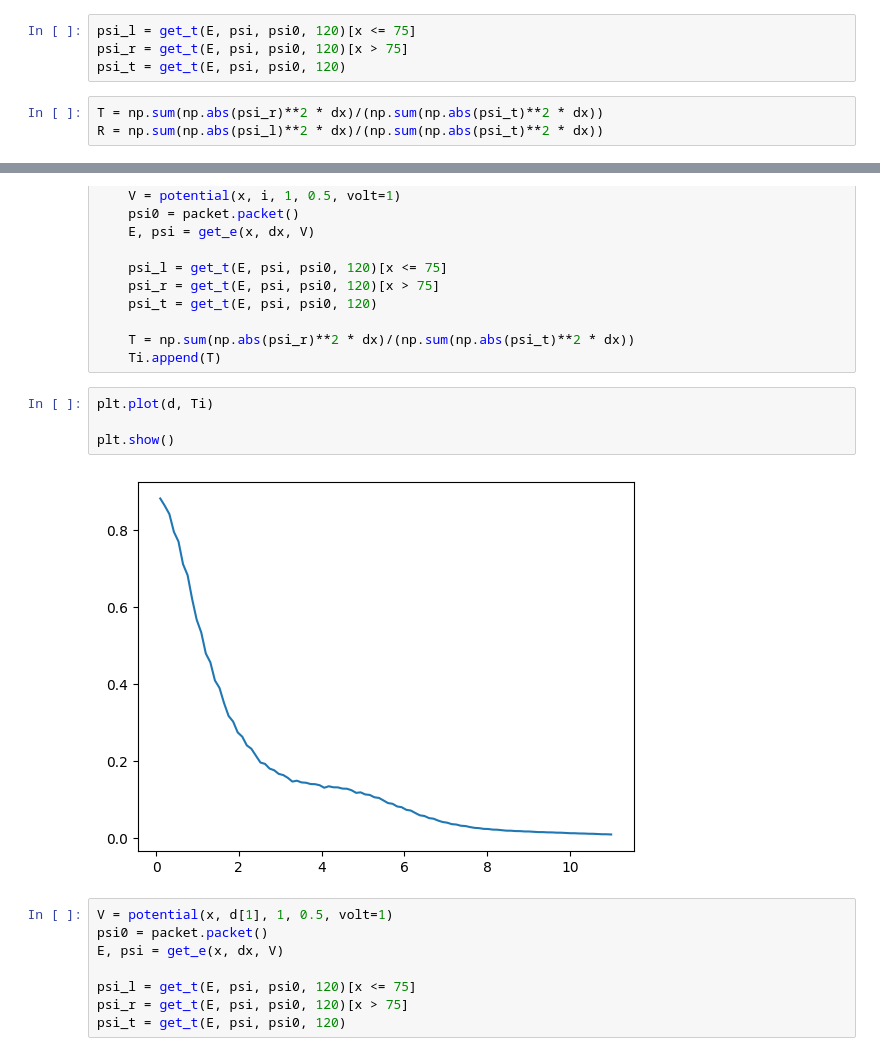
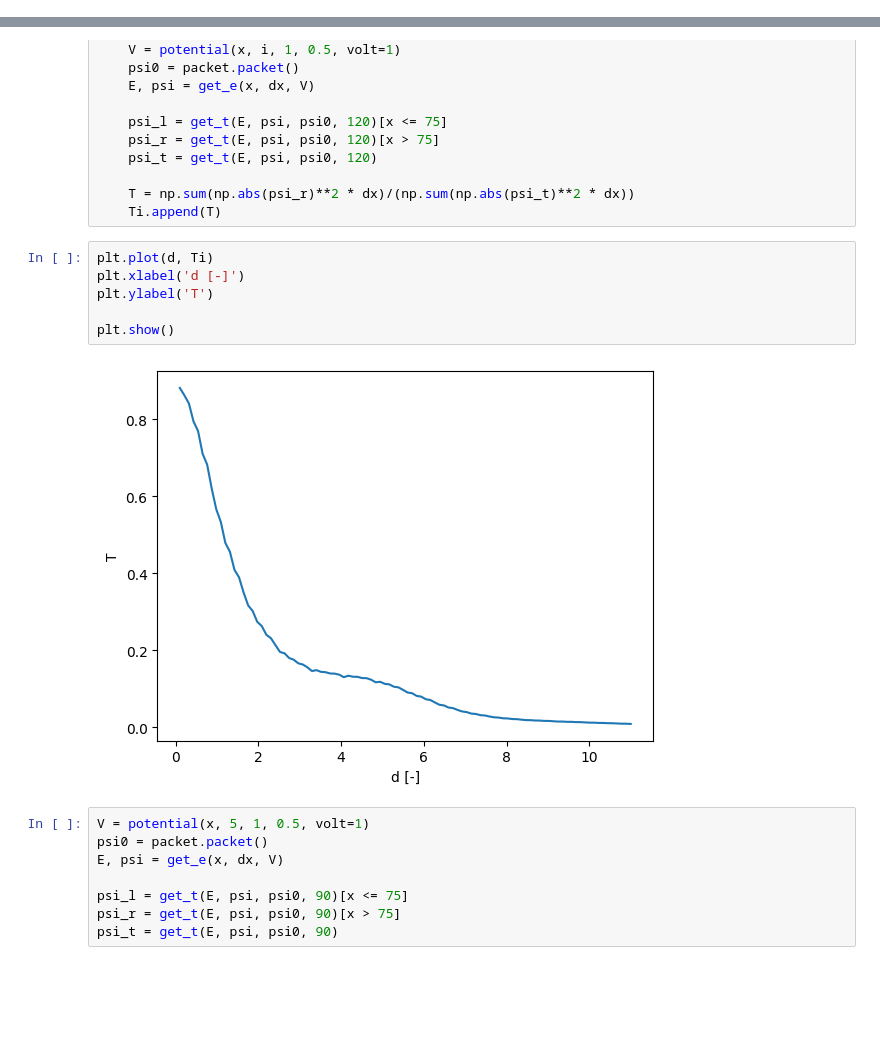
Before and after one commit to R4vante/School, a Jupyter notebook: ASIA/Tunnel/tunnel.ipynb, the cells around one changed output, grey strips where cells are left out. Cells and saved outputs as stored; diff of their text form; blank space fills up the shorter version.

```diff
--- a/ASIA/Tunnel/tunnel.ipynb
+++ b/ASIA/Tunnel/tunnel.ipynb
@@ -115,10 +140,3 @@ Uitleg geven hoe de animatie kan worden uitgevoerd, maar er zijn ook veel voorbe
 # plt.show()
 # %% [markdown]
 <img src="tunnel_schuin.gif" width="1000" height="800" />
-# %%
-psi_l = get_t(E, psi, psi0, 120)[x <= 75]
-psi_r = get_t(E, psi, psi0, 120)[x > 75]
-psi_t = get_t(E, psi, psi0, 120)
-# %%
-T = np.sum(np.abs(psi_r)**2 * dx)/(np.sum(np.abs(psi_t)**2 * dx))
-R = np.sum(np.abs(psi_l)**2 * dx)/(np.sum(np.abs(psi_t)**2 * dx))
@@ -150,15 +156,17 @@ for i in d:
     Ti.append(T)
 # %%
 plt.plot(d, Ti)
+plt.xlabel('d [-]')
+plt.ylabel('T')
 
 plt.show()
 # %% [output]
-[figure, old version]
+[figure, new version]
 # %%
-V = potential(x, d[1], 1, 0.5, volt=1)
+V = potential(x, 5, 1, 0.5, volt=1)
 psi0 = packet.packet()
 E, psi = get_e(x, dx, V)
 
-psi_l = get_t(E, psi, psi0, 120)[x <= 75]
-psi_r = get_t(E, psi, psi0, 120)[x > 75]
-psi_t = get_t(E, psi, psi0, 120)
+psi_l = get_t(E, psi, psi0, 90)[x <= 75]
+psi_r = get_t(E, psi, psi0, 90)[x > 75]
+psi_t = get_t(E, psi, psi0, 90)
```
Also changed, not shown: parts of 11 cells of this notebook, 23 other files.
